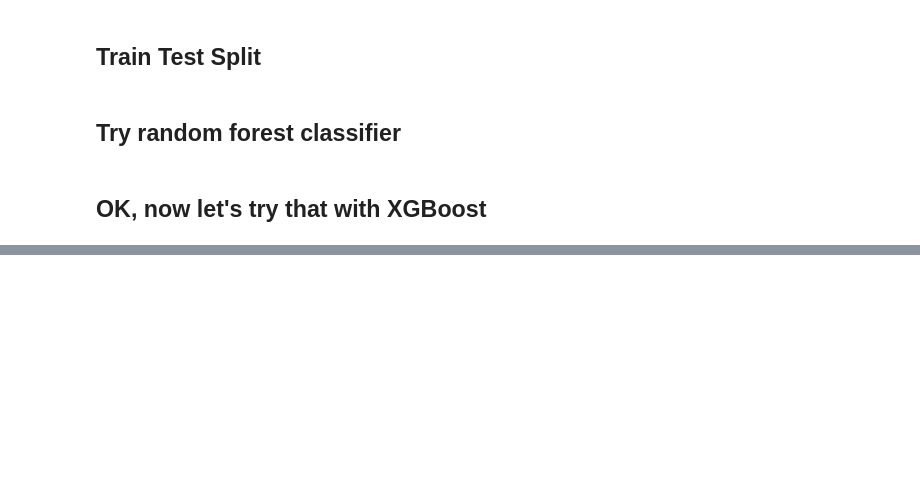
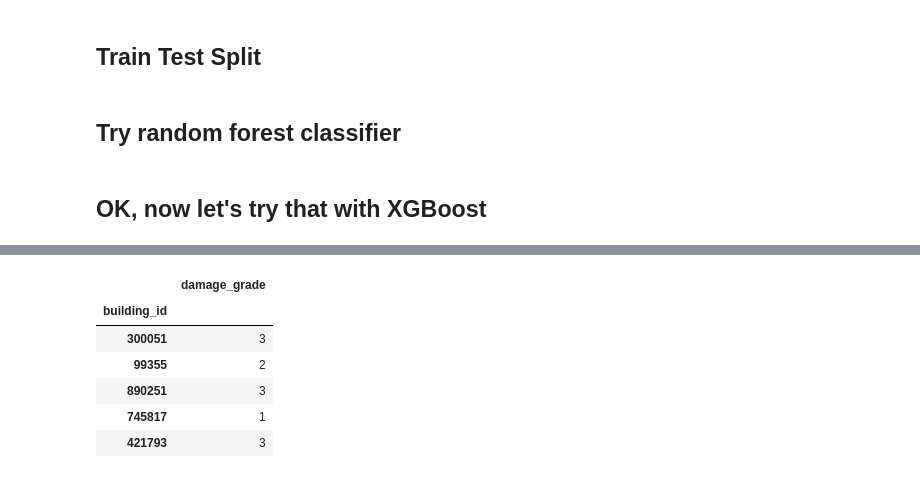
Before and after one commit to aarmstrong78/richter_predictor, a Jupyter notebook: richter_predictor.ipynb, the cells around one changed output, grey strips where cells are left out. Saved outputs shown, nothing was run; the diff lists cells and outputs as text; code cells hidden in the pictures; blank space fills up the shorter version.

```diff
--- a/richter_predictor.ipynb
+++ b/richter_predictor.ipynb
@@ -384,0 +439,12 @@ f1_score(y_test, y_pred+1, average='micro')
+# %%
+my_submission.damage_grade = my_submission.damage_grade.astype(int)
+# %%
+my_submission.head()
+# %% [output]
+|  | damage_grade |
+| building_id |  |
+| 300051 | 3 |
+| 99355 | 2 |
+| 890251 | 3 |
+| 745817 | 1 |
+| 421793 | 3 |
```
Also changed, not shown: parts of 20 cells of this notebook, 3 other files.
